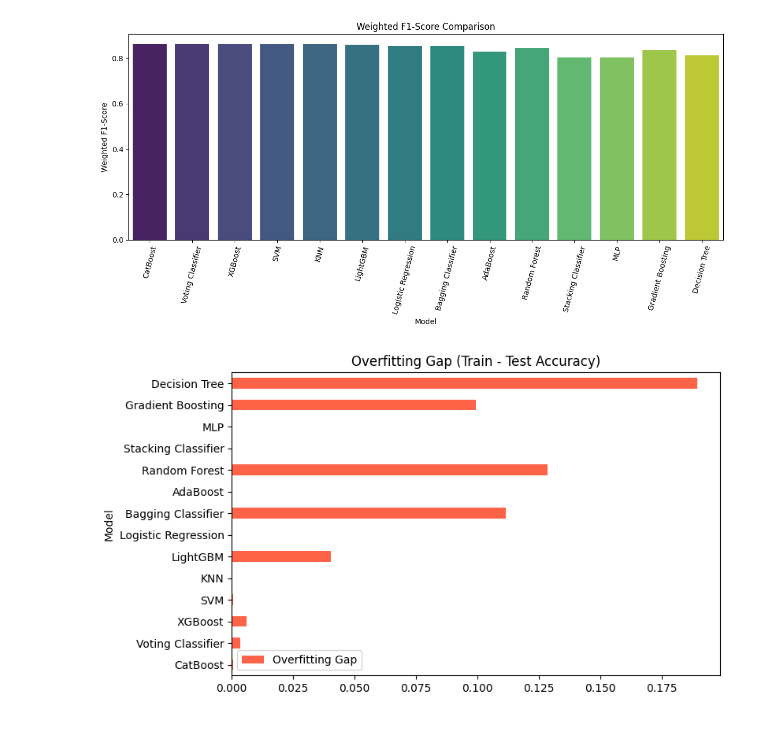
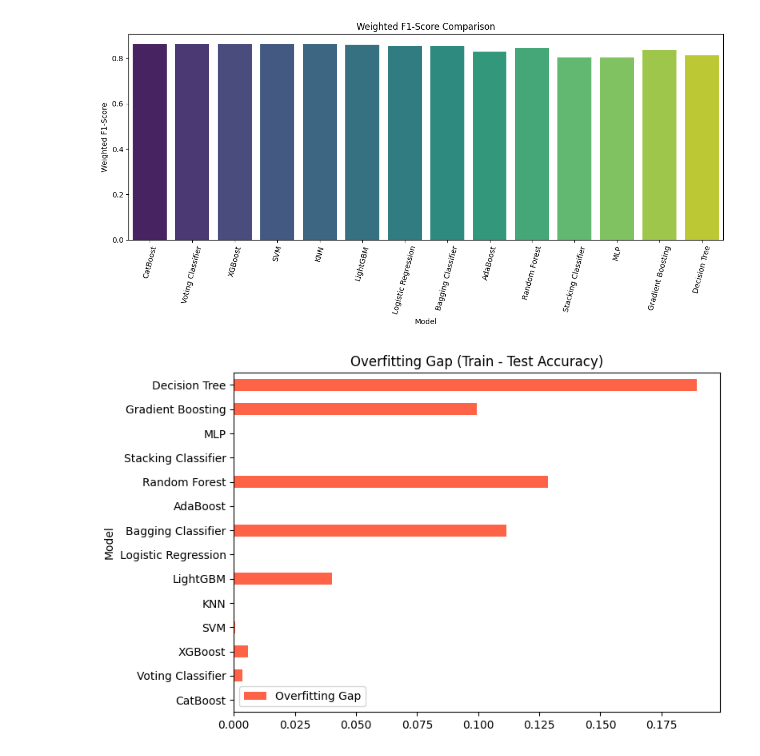
Before and after one commit to Vania1021/AiMl-Project-Sem-5, a Jupyter notebook: AiMl_project.ipynb, the cells around one changed output. Saved outputs shown, nothing was run; the diff lists cells and outputs as text; code cells hidden in the pictures.

```diff
--- a/AiMl_project.ipynb
+++ b/AiMl_project.ipynb
@@ -1300,7 +1582,9 @@ Passing `palette` without assigning `hue` is deprecated and will be removed in v
 # %%
 all_results['Overfitting Gap'] = all_results['Train Accuracy'] - all_results['Test Accuracy']
 all_results.plot(kind='barh', x='Model', y='Overfitting Gap', figsize=(8,5), color='tomato')
 plt.title('Overfitting Gap (Train - Test Accuracy)')
+plt.tight_layout()
+plt.savefig("overfitting_gap_comparison.pdf")
 plt.show()
 # %% [output]
-[figure, old version]
+[figure, new version]
```
Also changed, not shown: parts of 15 cells of this notebook.
